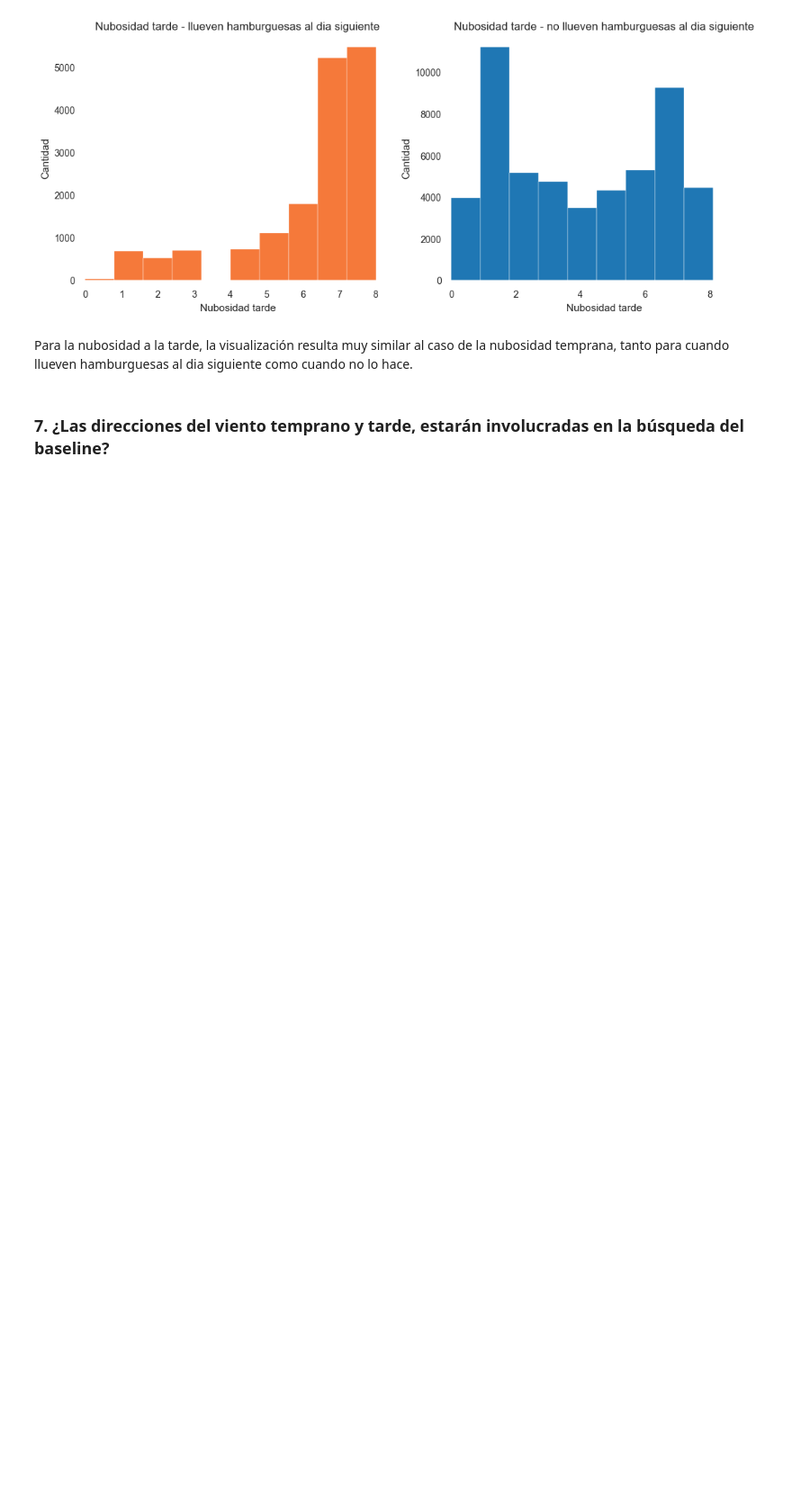
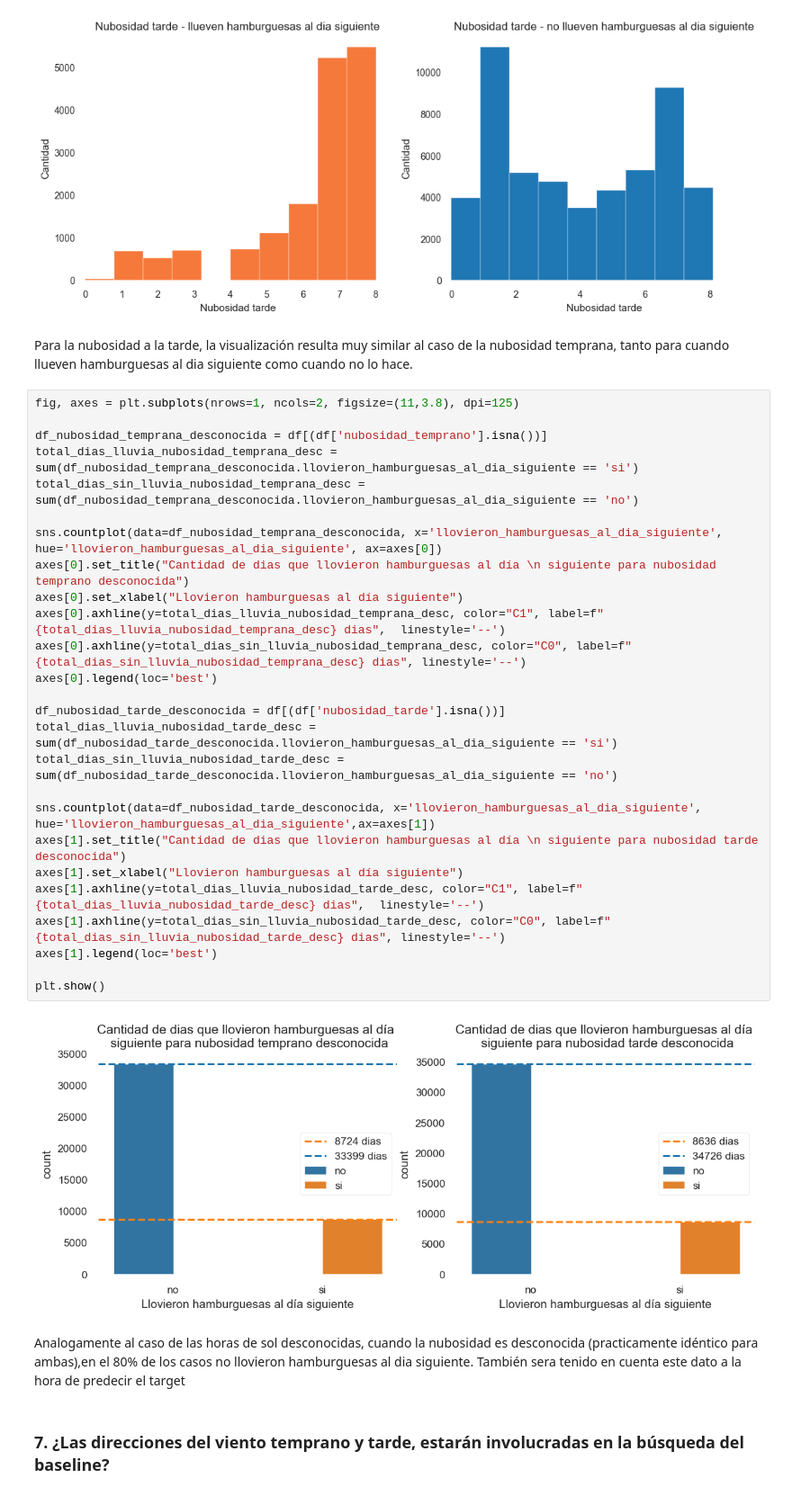
Before and after one commit to juan-roussilian/7506-Organizacion-de-Datos, a Jupyter notebook: tp1_pt1.ipynb, the cells around one changed output. Shown at 90% size. Cells and saved outputs as stored; diff of their text form; blank space fills up the shorter version.

Commit message:
Arego bar charts para los casos en los que se desconocen los datos de las nubosidades

```diff
--- a/tp1_pt1.ipynb
+++ b/tp1_pt1.ipynb
@@ -445,6 +445,36 @@ plt.show()
 [figure]
 # %% [markdown]
 Para la nubosidad a la tarde, la visualización resulta muy similar al caso de la nubosidad temprana, tanto para cuando llueven hamburguesas al dia siguiente como cuando no lo hace.
+# %%
+fig, axes = plt.subplots(nrows=1, ncols=2, figsize=(11,3.8), dpi=125)
+
+df_nubosidad_temprana_desconocida = df[(df['nubosidad_temprano'].isna())]
+total_dias_lluvia_nubosidad_temprana_desc = sum(df_nubosidad_temprana_desconocida.llovieron_hamburguesas_al_dia_siguiente == 'si')
+total_dias_sin_lluvia_nubosidad_temprana_desc = sum(df_nubosidad_temprana_desconocida.llovieron_hamburguesas_al_dia_siguiente == 'no')
+
+sns.countplot(data=df_nubosidad_temprana_desconocida, x='llovieron_hamburguesas_al_dia_siguiente', hue='llovieron_hamburguesas_al_dia_siguiente', ax=axes[0])
+axes[0].set_title("Cantidad de dias que llovieron hamburguesas al día \n siguiente para nubosidad temprano desconocida")
+axes[0].set_xlabel("Llovieron hamburguesas al día siguiente")
+axes[0].axhline(y=total_dias_lluvia_nubosidad_temprana_desc, color="C1", label=f"{total_dias_lluvia_nubosidad_temprana_desc} dias",  linestyle='--')
+axes[0].axhline(y=total_dias_sin_lluvia_nubosidad_temprana_desc, color="C0", label=f"{total_dias_sin_lluvia_nubosidad_temprana_desc} dias", linestyle='--')
+axes[0].legend(loc='best')
+
+df_nubosidad_tarde_desconocida = df[(df['nubosidad_tarde'].isna())]
+total_dias_lluvia_nubosidad_tarde_desc = sum(df_nubosidad_tarde_desconocida.llovieron_hamburguesas_al_dia_siguiente == 'si')
+total_dias_sin_lluvia_nubosidad_tarde_desc = sum(df_nubosidad_tarde_desconocida.llovieron_hamburguesas_al_dia_siguiente == 'no')
+
+sns.countplot(data=df_nubosidad_tarde_desconocida, x='llovieron_hamburguesas_al_dia_siguiente', hue='llovieron_hamburguesas_al_dia_siguiente',ax=axes[1])
+axes[1].set_title("Cantidad de dias que llovieron hamburguesas al día \n siguiente para nubosidad tarde desconocida")
+axes[1].set_xlabel("Llovieron hamburguesas al día siguiente")
+axes[1].axhline(y=total_dias_lluvia_nubosidad_tarde_desc, color="C1", label=f"{total_dias_lluvia_nubosidad_tarde_desc} dias",  linestyle='--')
+axes[1].axhline(y=total_dias_sin_lluvia_nubosidad_tarde_desc, color="C0", label=f"{total_dias_sin_lluvia_nubosidad_tarde_desc} dias", linestyle='--')
+axes[1].legend(loc='best')
+
+plt.show()
+# %% [output]
+[figure, added]
+# %% [markdown]
+Analogamente al caso de las horas de sol desconocidas, cuando la nubosidad es desconocida (practicamente idéntico para ambas),en el 80% de los casos no llovieron hamburguesas al dia siguiente. También sera tenido en cuenta este dato a la hora de predecir el target
 # %% [markdown]
 ### 7. ¿Las direcciones del viento temprano y tarde, estarán involucradas en la búsqueda del baseline?
 # %%
```
Also changed, not shown: parts of 2 cells of this notebook.
